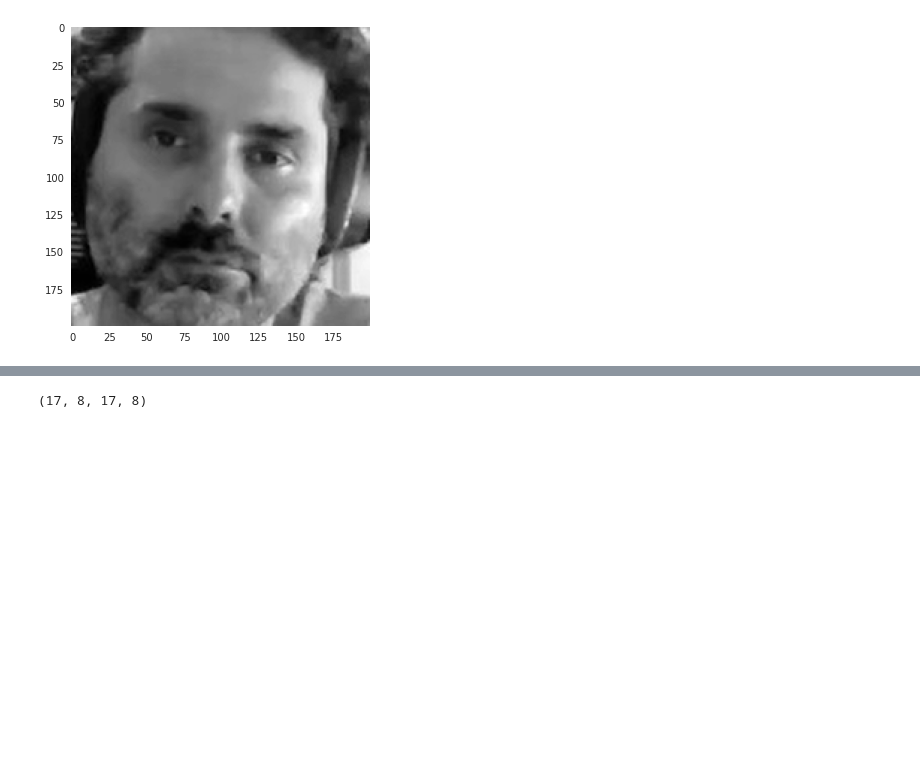
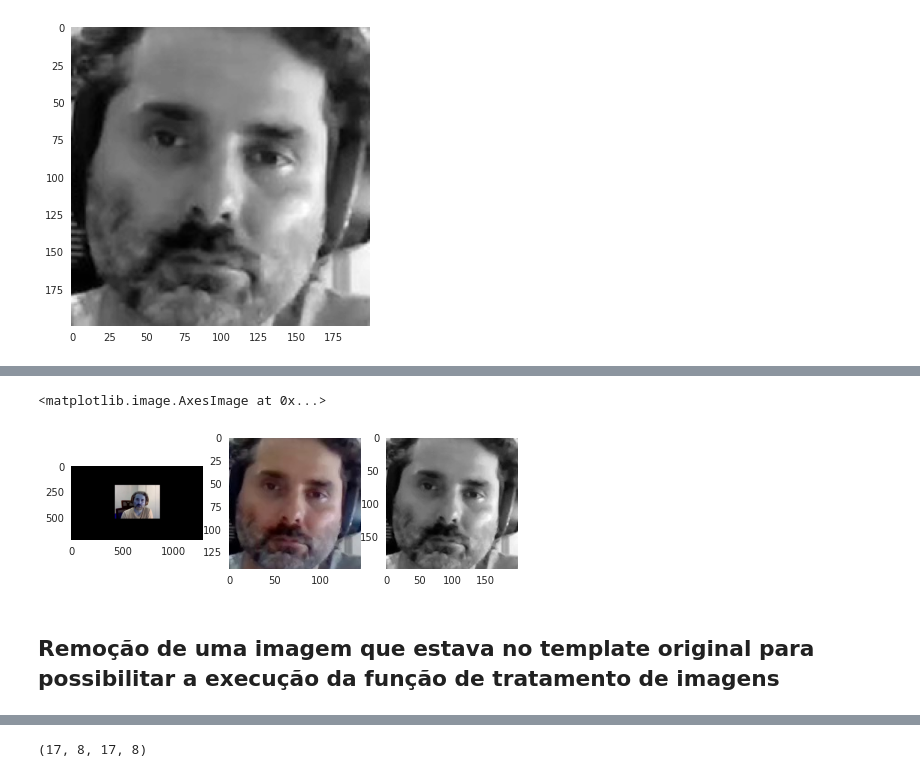
Before and after one commit to michaeldouglas/mba_IA_ML-proj_int-grupo_b, a Jupyter notebook: Python/trabalho_visao_computacional/notebook/deteccao-liveness-notebook.ipynb, the cells around one changed output, grey strips where cells are left out. Saved outputs shown, nothing was run; the diff lists cells and outputs as text; code cells hidden in the pictures; blank space fills up the shorter version.

```diff
--- a/Python/trabalho_visao_computacional/notebook/deteccao-liveness-notebook.ipynb
+++ b/Python/trabalho_visao_computacional/notebook/deteccao-liveness-notebook.ipynb
@@ -213,7 +210,7 @@ def extrator_face_bgr(imagem):
     imagem_gray = cv2.cvtColor(imagem,cv2.COLOR_BGR2GRAY)
     faces = classificador_face.detectMultiScale(imagem_gray, 1.2, 5)
 
-    if faces is ():
+    if faces == ():
         return None
 
     for (x,y,w,h) in faces:
@@ -243,6 +248,6 @@ plt.imshow(roi)
 # %%
-roi = padronizar_imagem(roi)
-plt.imshow(roi, cmap="gray")
+roi_gray = padronizar_imagem(roi)
+plt.imshow(roi_gray, cmap="gray")
 # %% [output]
 <matplotlib.image.AxesImage at 0x...>
 [figure]
@@ -249,2 +256,14 @@ plt.imshow(roi, cmap="gray")
+# %%
+plt.subplot(1,3,1)
+plt.imshow(imagem)
+plt.subplot(1,3,2)
+plt.imshow(roi)
+plt.subplot(1,3,3)
+plt.imshow(roi_gray, cmap="gray")
+# %% [output]
+<matplotlib.image.AxesImage at 0x...>
+[figure, added]
+# %% [markdown]
+## Remoção de uma imagem que estava no template original para possibilitar a execução da função de tratamento de imagens
 # %%
 %rm notebook/imagens/liveness.jpg
```
Also changed, not shown: parts of 34 cells of this notebook, 6 other files.
